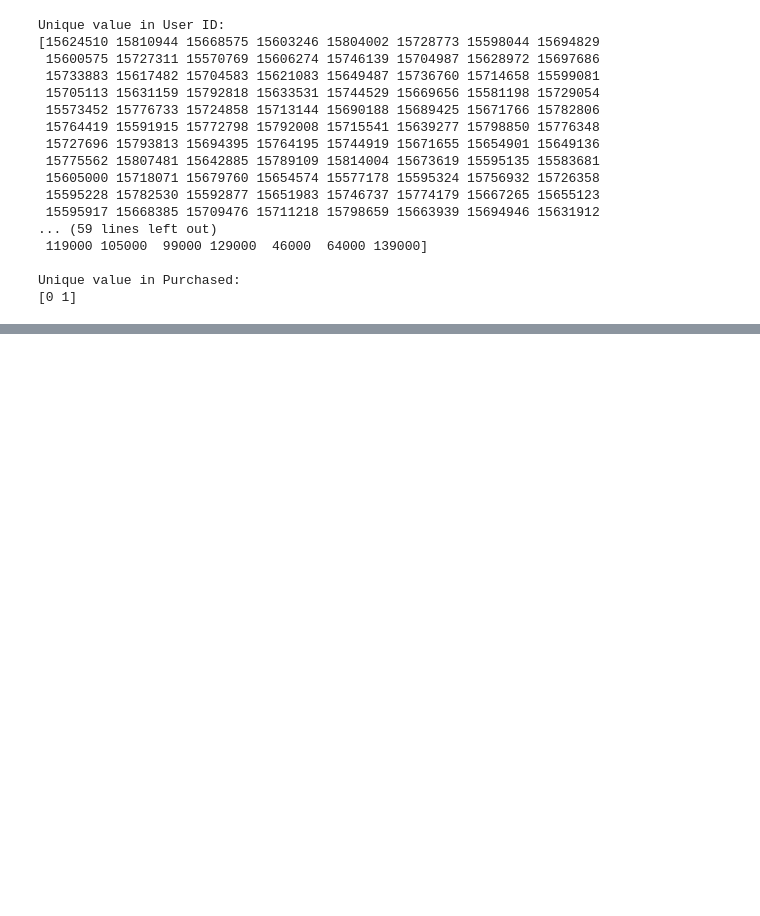
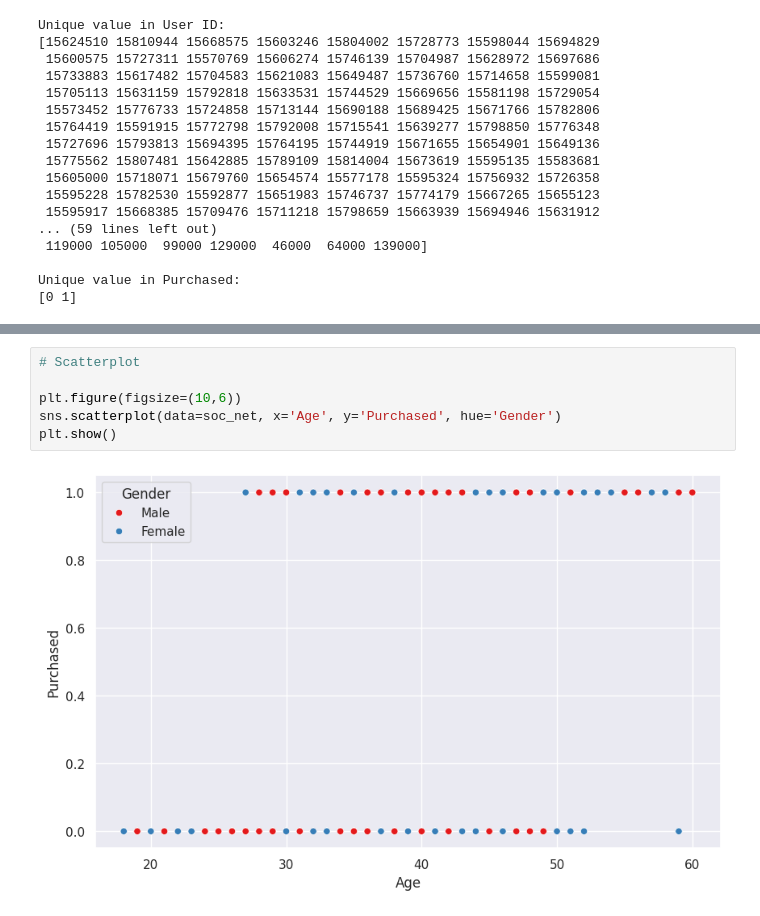
Before and after one commit to Hameedhullah/Machine-Learning, a Jupyter notebook: Logistic_Regression.ipynb, the cells around one changed output, grey strips where cells are left out. Drawn from its saved outputs; the diff is of its cells as text; blank space fills up the shorter version.

```diff
--- a/Logistic_Regression.ipynb
+++ b/Logistic_Regression.ipynb
@@ -176,0 +210,8 @@ plt.show()
+# %%
+# Scatterplot
+
+plt.figure(figsize=(10,6))
+sns.scatterplot(data=soc_net, x='Age', y='Purchased', hue='Gender')
+plt.show()
+# %% [output]
+[figure, added]
```
Also changed, not shown: parts of 10 cells of this notebook.
